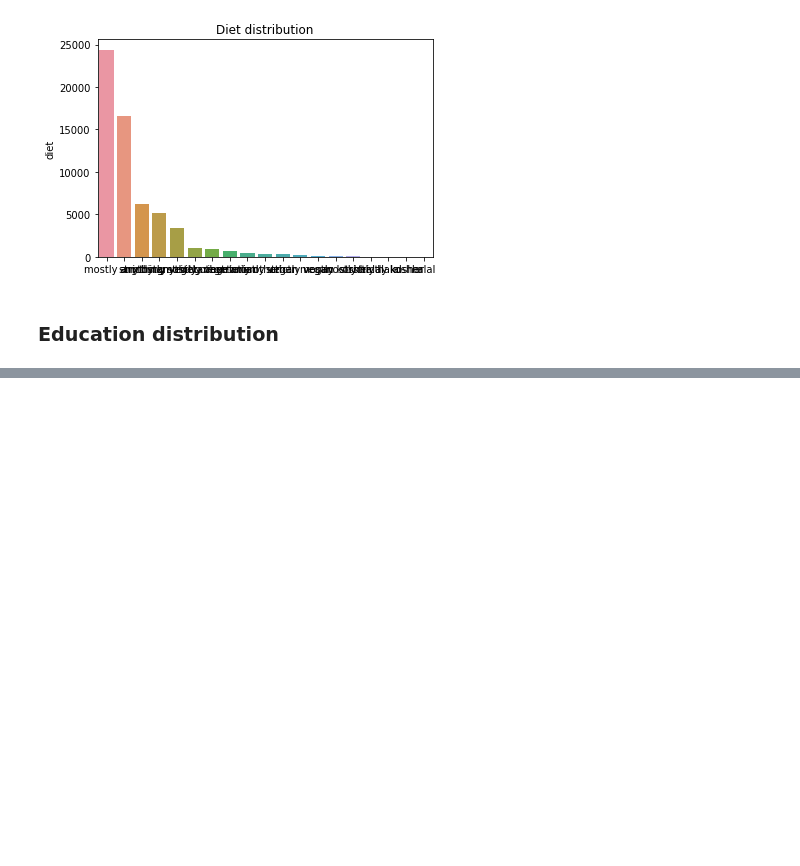
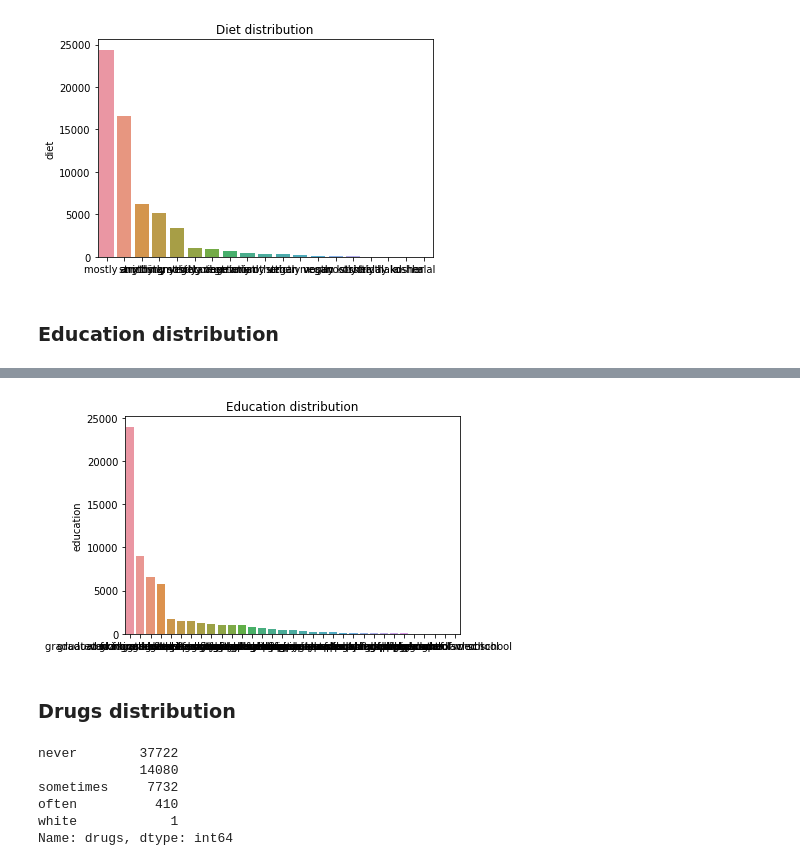
Before and after one commit to Ispanicus/OKCupid, a Jupyter notebook: Exploratory_analysis.ipynb, the cells around one changed output, grey strips where cells are left out. Saved outputs shown, nothing was run; the diff lists cells and outputs as text; code cells hidden in the pictures; blank space fills up the shorter version.

Commit message:
added job, education m.m.

```diff
--- a/Exploratory_analysis.ipynb
+++ b/Exploratory_analysis.ipynb
@@ -149,0 +122,16 @@ plt.show();
+# %%
+edu_dist = sns.barplot(x=data.education.value_counts().index, y=data.education.value_counts())
+plt.title("Education distribution");
+# %% [output]
+[figure, added]
+# %% [markdown]
+### Drugs distribution
+# %%
+data["drugs"].value_counts()
+# %% [output]
+never        37722
+             14080
+sometimes     7732
+often          410
+white            1
+Name: drugs, dtype: int64
```
Also changed, not shown: parts of 23 cells of this notebook.
